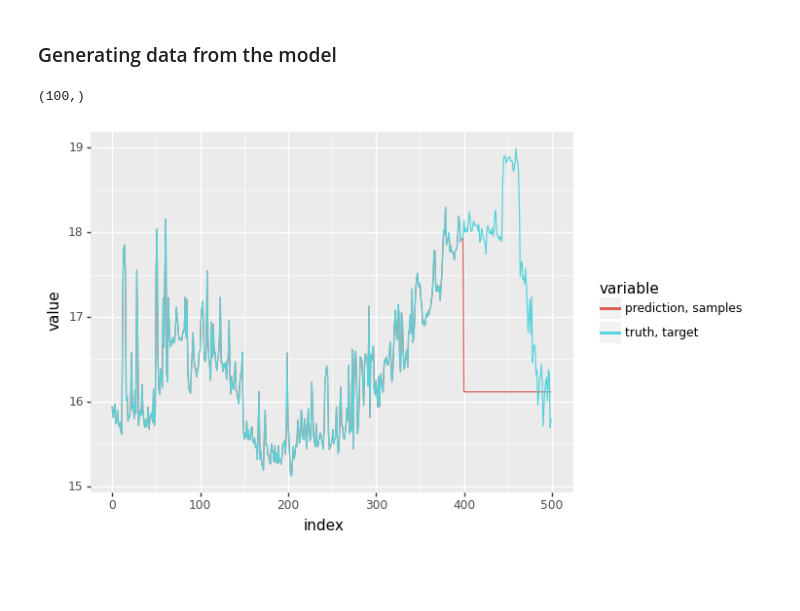
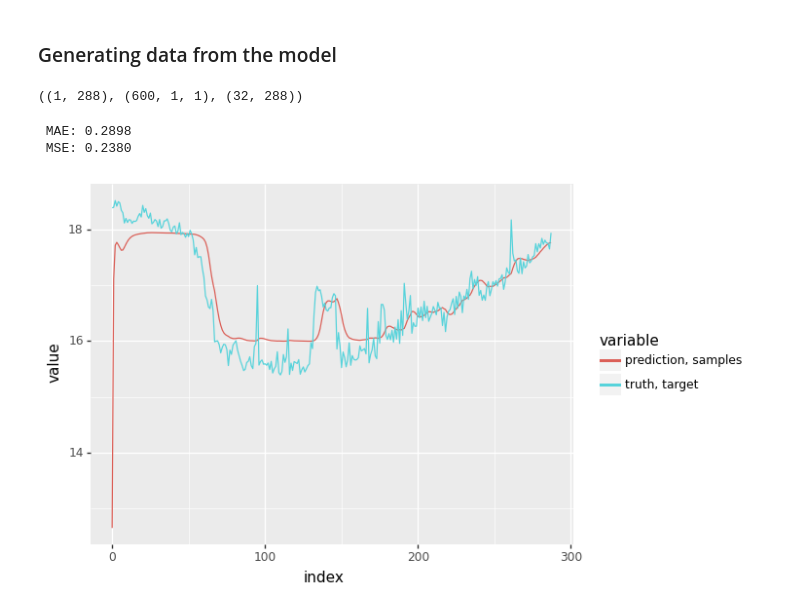
Before and after one commit to mmuravytskyi/snmp-madness, a Jupyter notebook: baseline_model.ipynb, the cells around one changed output. Cells and saved outputs as stored; diff of their text form; code cells hidden in the pictures; blank space fills up the shorter version.

```diff
--- a/baseline_model.ipynb
+++ b/baseline_model.ipynb
@@ -141,7 +143,6 @@ def make_network() -> hk.Module:
         hk.LSTM(HIDDEN_SIZE),
         jax.nn.relu,
         hk.LSTM(HIDDEN_SIZE),
-        hk.Linear(BLOCK_SIZE),
     ])
     return model
 
@@ -243,31 +243,30 @@ plot.draw()
 # %% [markdown]
 ### Generating data from the model
 # %%
-def generate(
-    context: jnp.ndarray,
-) -> jnp.ndarray:
+def generate(context: jnp.ndarray, seq_len: int) -> jnp.array:
     """Draws samples from the model, given an initial context."""
-    assert context.ndim == 1  # a single batch
+    core = make_network()
+    dense = hk.Linear(1)
 
-    core = make_network()
+    batch_size, sequence_length = context.shape  # (B, T)
 
-    initial_state = core.initial_state(None)
-    _input = jnp.expand_dims(context, 0) # (1, T)
-    # logits, _ = hk.dynamic_unroll(core, _input, initial_state, time_major=False)
-    logits, _ = core(context, initial_state)
-    return logits
+    initial_state = core.initial_state(batch_size)
+
+    _input = jnp.expand_dims(context, -1)  # (B, T, 1)
+    _input = jnp.reshape(_input, (288, 1, 1))
+
+    context_outs, state = hk.dynamic_unroll(core, _input, initial_state)
+    context_outs = hk.BatchApply(dense)(context_outs)
+
+    # Now, unroll one step at a time using the running recurrent state.
+    _outs = []
+    logits = context_outs[-1]
+    for _ in range(seq_len - sequence_length):
+        logits, state = core(logits, state)
+        logits = dense(logits)
+        _outs.append(logits)
+
+    return jnp.concatenate([context_outs, jnp.stack(_outs)])
 # %%
-_, sample_fn = hk.without_apply_rng(hk.transform(generate))
-sample_fn = jax.jit(sample_fn)
+fast_ar_predict = hk.transform(generate)
+fast_ar_predict = jax.jit(fast_ar_predict.apply, static_argnums=3)
-# %%
-context = d_val[1714:1714+BLOCK_SIZE]
-
-SEQ_LEN = 100
-predictions = jnp.array([0.]*SEQ_LEN)
-for step in range(SEQ_LEN):
-    samples = sample_fn(final_state.params, context)
-    context = jnp.append(context[1:], jnp.mean(samples))
-    predictions = predictions.at[step].set(jnp.mean(samples))
-print(predictions.shape)
-# %% [output]
-(100,)
@@ -276,10 +273,23 @@ daa = jnp.append(d_val[1714:1714+BLOCK_SIZE], predictions)
+# %%
+val_batch = get_batch("valid")
+context = val_batch["input"][:1, :]
+predicted = fast_ar_predict(final_state.params, None, context, 600)
+# %%
+context.shape, predicted.shape, val_batch["target"].shape
+# %% [output]
+((1, 288), (600, 1, 1), (32, 288))
+# %%
+print(f" MAE: {jnp.mean(jnp.abs(context[-1, :] - predicted[:288, -1, -1])):.4f}")
+print(f" MSE: {jnp.mean(jnp.square(context[-1, :] - predicted[:288, -1, -1])):.4f}")
+# %% [output]
+ MAE: 0.2898
+ MSE: 0.2380
 # %%
-_offset = 2
 plot = utils.plot_samples(
-    d_val[1714:1714+BLOCK_SIZE+SEQ_LEN][-500:],
-    daa[-500:],
+    val_batch["target"][0, :],
+    predicted[:288, -1, -1],
     truth_label='truth, target',
     prediction_label='prediction, samples')
 plot.draw()
 # %% [output]
-[figure, old version]
+[figure, new version]
```
Also changed, not shown: parts of 9 cells of this notebook.
